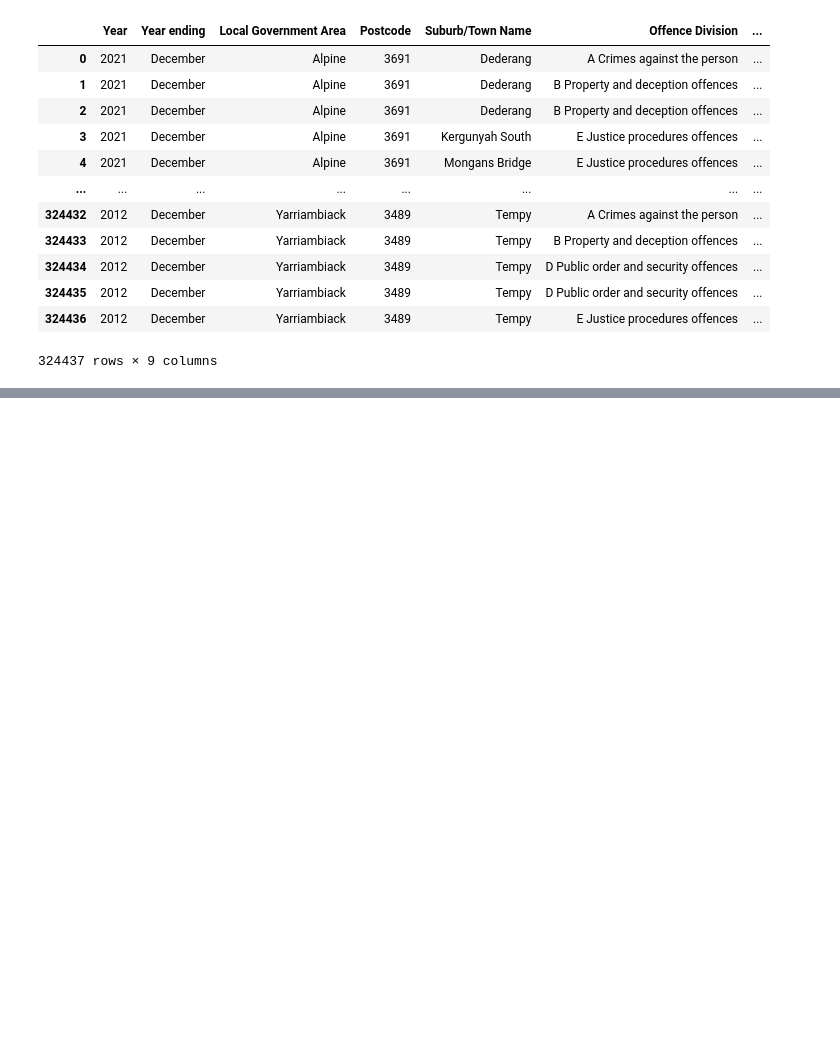
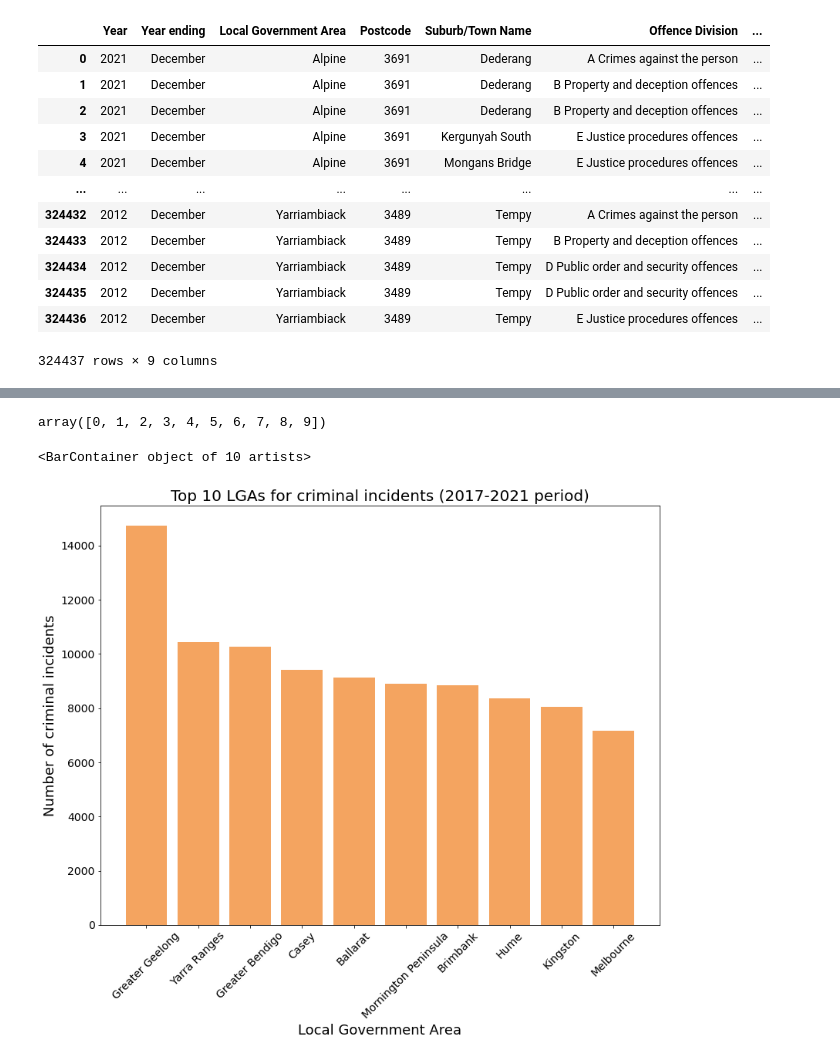
Before and after one commit to hiu-lai/Project-1, a Jupyter notebook: Resources/vishaan_notebook.ipynb, the cells around one changed output, grey strips where cells are left out. Drawn from its saved outputs; the diff is of its cells as text; code cells hidden in the pictures; blank space fills up the shorter version.

Commit message:
Progress of code added and images included for presenting

```diff
--- a/Resources/vishaan_notebook.ipynb
+++ b/Resources/vishaan_notebook.ipynb
@@ -306,0 +221,23 @@ CrimeSumDFPivotreset
+# %%
+# Used the function to collect value counts for each suburb for the 2017-2021 range
+# Used above method to collect data for plotting
+lga_10 = ["Greater Geelong", "Yarra Ranges", "Greater Bendigo", "Casey", "Ballarat", "Mornington Peninsula", "Brimbank", "Hume", "Kingston", "Melbourne"]
+top_10_figs = [14736, 10428, 10257, 9404, 9137, 8903, 8838, 8369, 8041, 7170]
+# %%
+ypos = np.arange(len(lga_10))
+ypos
+# %% [output]
+array([0, 1, 2, 3, 4, 5, 6, 7, 8, 9])
+# %%
+#Plot the graph
+plt.rcParams["figure.figsize"] = (13,10)
+plt.xticks(ypos, lga_10, rotation= 45, fontsize=14)
+plt.yticks(fontsize=14)
+plt.ylabel("Number of criminal incidents", fontsize=18)
+plt.xlabel("Local Government Area", fontsize=18)
+plt.title("Top 10 LGAs for criminal incidents (2017-2021 period)", fontsize=20)
+plt.bar(ypos,top_10_figs, color='sandybrown')
+#plt.savefig("Images/Top_10_LGAs_2017-2021.png", dpi=300, bbox_inches='tight')
+# %% [output]
+<BarContainer object of 10 artists>
+[figure, added]
```
Also changed, not shown: parts of 99 cells of this notebook, 10 other files.
